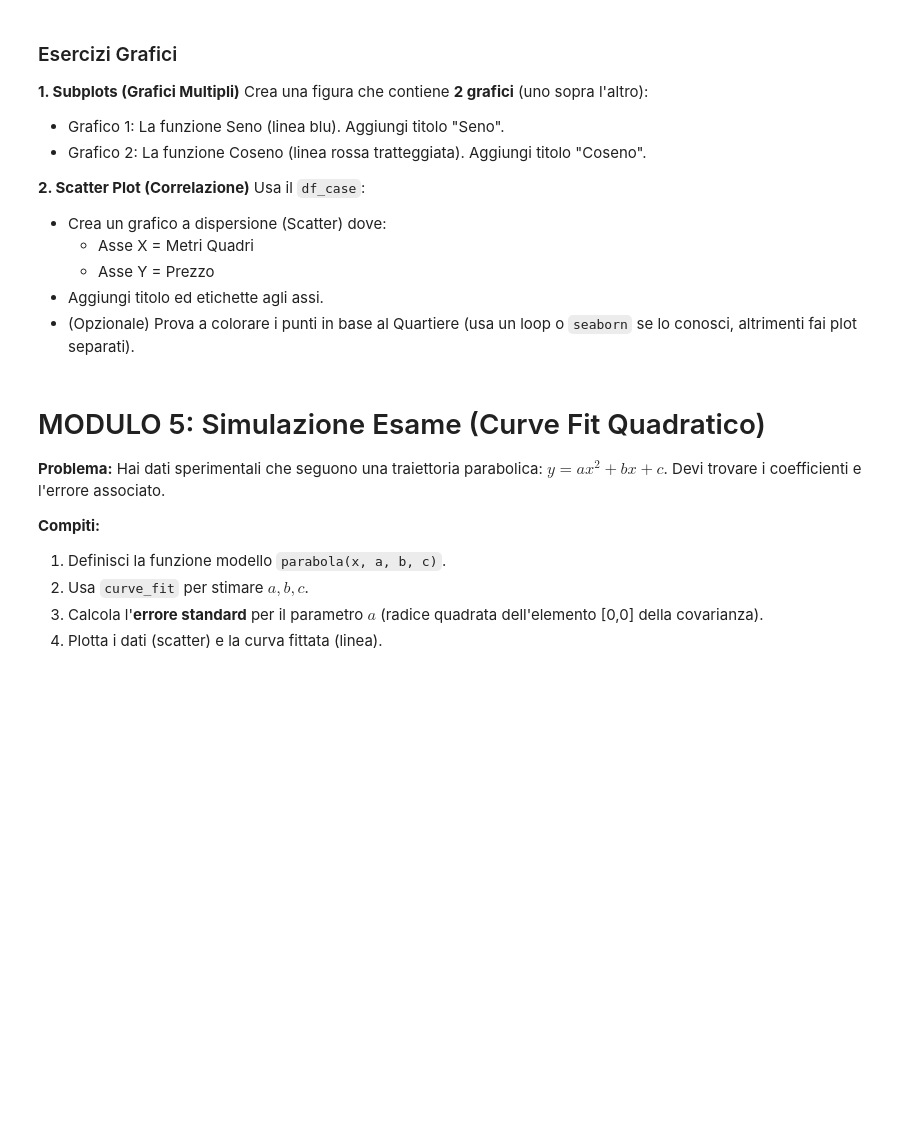
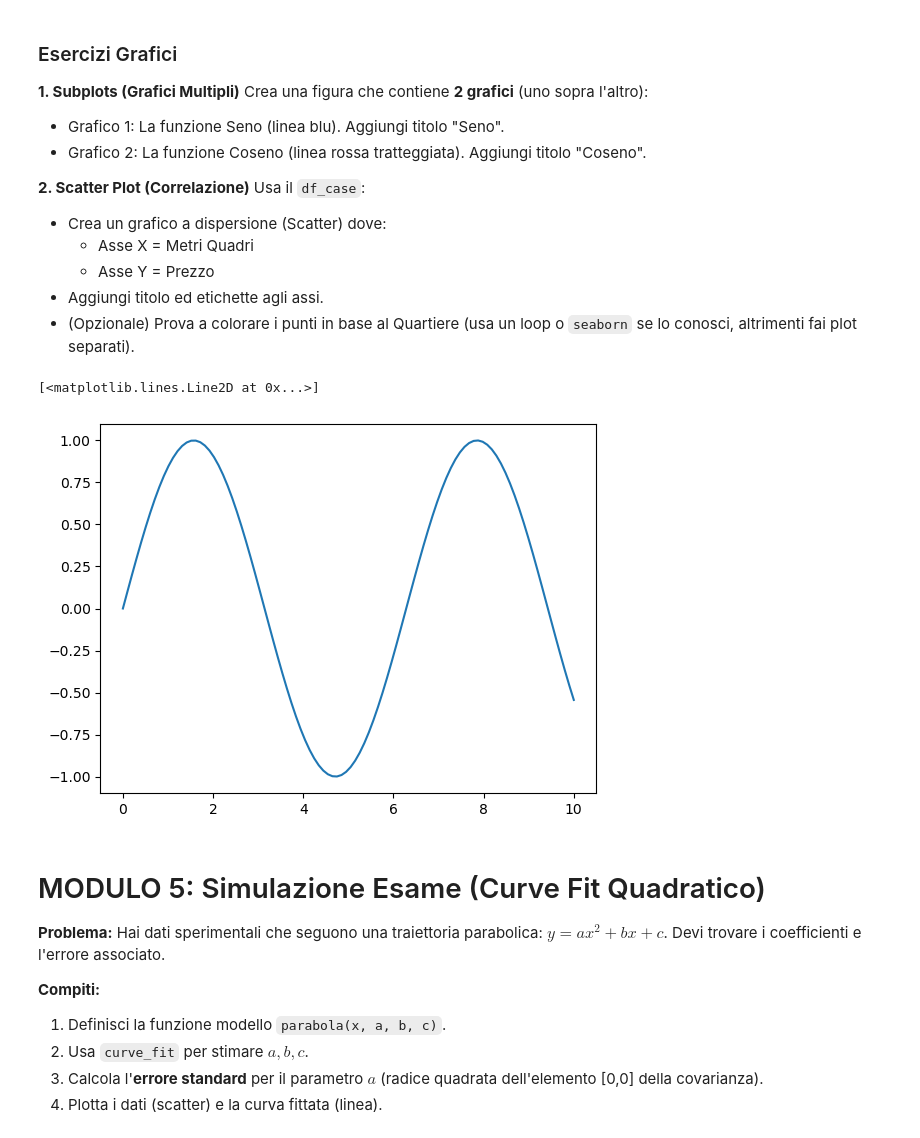
Before and after one commit to cri2725/LaboProg, a Jupyter notebook: EserciziPerEsame/altri es/eserciziperesame.ipynb, the cells around one changed output. Cells and saved outputs as stored; diff of their text form; code cells hidden in the pictures; blank space fills up the shorter version.

```diff
--- a/EserciziPerEsame/altri es/eserciziperesame.ipynb
+++ b/EserciziPerEsame/altri es/eserciziperesame.ipynb
@@ -150,6 +173,12 @@ Usa il `df_case`:
     * Asse Y = Prezzo
 * Aggiungi titolo ed etichette agli assi.
 * (Opzionale) Prova a colorare i punti in base al Quartiere (usa un loop o `seaborn` se lo conosci, altrimenti fai plot separati).
+# %%
+seno=plt.plot(x,y_sin)
+display(seno)
+# %% [output]
+[<matplotlib.lines.Line2D at 0x...>]
+[figure, added]
 # %% [markdown]
 # MODULO 5: Simulazione Esame (Curve Fit Quadratico)
 
```
Also changed, not shown: parts of 2 cells of this notebook.
